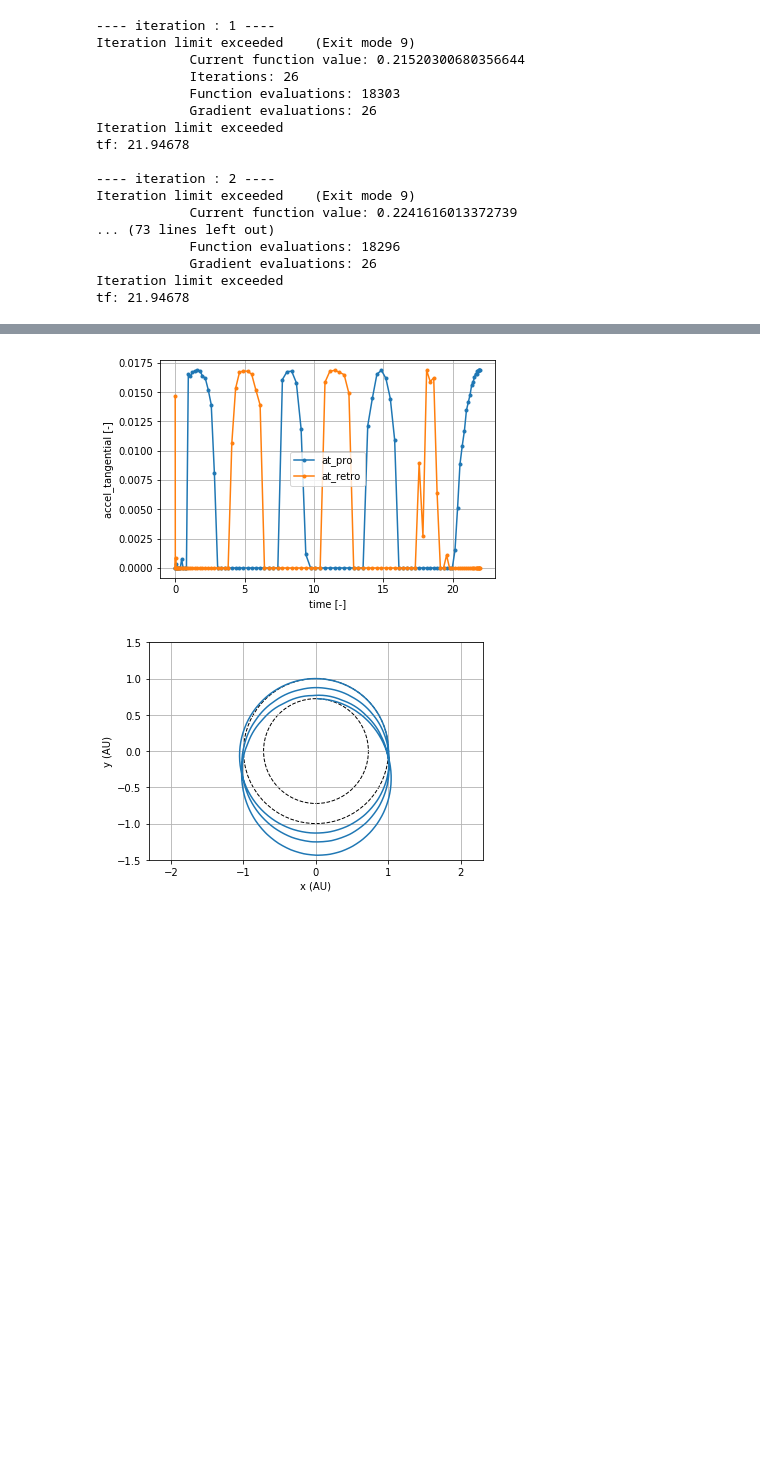
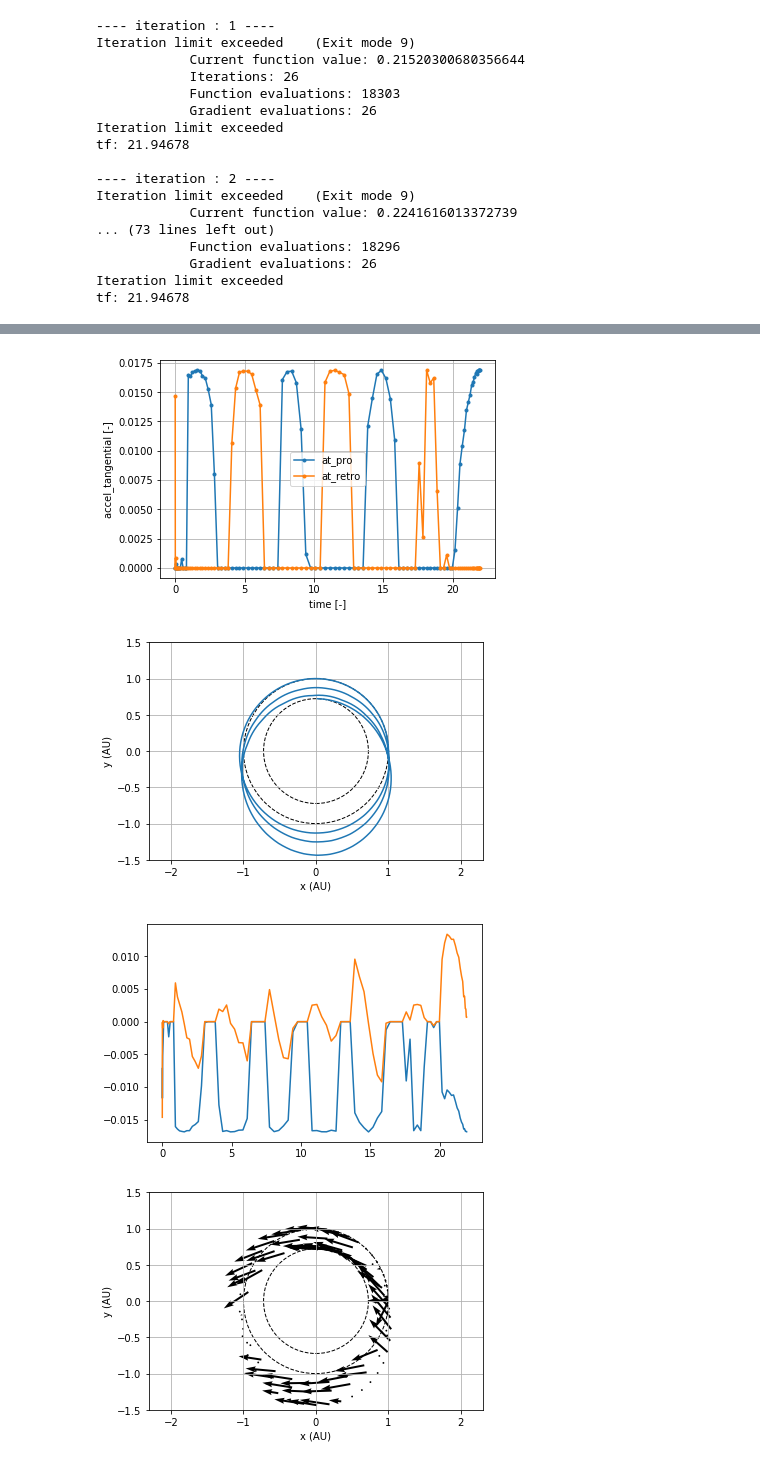
Before and after one commit to iamxanadu/GMAT-SaturnIcyMoonExplorer, a Jupyter notebook: First_venus_descent_solver.ipynb, the cells around one changed output, grey strips where cells are left out. Cells and saved outputs as stored; diff of their text form; code cells hidden in the pictures; blank space fills up the shorter version.

```diff
--- a/First_venus_descent_solver.ipynb
+++ b/First_venus_descent_solver.ipynb
@@ -264,6 +264,8 @@ ur2 = prob.controls_all_section(1)
 ut1 = prob.controls_all_section(2)
 ut2 = prob.controls_all_section(3)
 time = prob.time_update()
+
+year = 3.154*10**7 #seconds
 
 accel_mag=np.sqrt(np.square(ur1-ur2)+np.square(ut1-ut2))
 
@@ -339,30 +341,63 @@ r_f = interpolate.interp1d(time, r)
 time_fine = np.linspace(time[0], time[-1], 1000)
 r_fine = r_f(time_fine)
 theta_fine = theta_f(time_fine)
 
 fig = plt.figure()
 # plt.plot(r*np.cos(theta), r*np.sin(theta))
 plt.plot(r_fine*np.cos(theta_fine), r_fine*np.sin(theta_fine))
 ax = fig.add_subplot(111)
 circle0 = plt.Circle((0.0, 0.0), obj.r0, ls="--", fill=False, fc='none')
 circlef = plt.Circle((0.0, 0.0), obj.rf, ls="--", fill=False, fc='none')
 ax.add_patch(circle0)
 ax.add_patch(circlef)
 plt.grid()
 plt.axis('equal')
 plt.ylim((-1.5*max(obj.r0,obj.rf),1.5*max(obj.r0,obj.rf)))
 plt.xlim((-1.5*max(obj.r0,obj.rf),1.5*max(obj.r0,obj.rf)))
 plt.xlabel('x (AU)')
 plt.ylabel('y (AU)')
 if(flag_savefig): plt.savefig(savefig_dir + "trajectry" + ".png")
 
 
 plt.show()
+
+
+#plot the burn direction vector
+
+helioxaccel = (ur1 - ur2)*np.cos(theta) - (ut1-ut2)*np.sin(theta)
+helioyaccel = (ur1 - ur2)*np.sin(theta) + (ut1-ut2)*np.cos(theta)
+
+fig = plt.figure()
+plt.plot(time,helioxaccel,label='helio x')
+plt.plot(time,helioyaccel, label='helio y')
+
+plt.show()
+
+fig = plt.figure()
+# plt.plot(r*np.cos(theta), r*np.sin(theta))
+plt.quiver(r*np.cos(theta), r*np.sin(theta), helioxaccel,helioyaccel)
+ax = fig.add_subplot(111)
+circle0 = plt.Circle((0.0, 0.0), obj.r0, ls="--", fill=False, fc='none')
+circlef = plt.Circle((0.0, 0.0), obj.rf, ls="--", fill=False, fc='none')
+ax.add_patch(circle0)
+ax.add_patch(circlef)
+plt.grid()
+plt.axis('equal')
+plt.ylim((-1.5*max(obj.r0,obj.rf),1.5*max(obj.r0,obj.rf)))
+plt.xlim((-1.5*max(obj.r0,obj.rf),1.5*max(obj.r0,obj.rf)))
+plt.xlabel('x (AU)')
+plt.ylabel('y (AU)')
+if(flag_savefig): plt.savefig(savefig_dir + "trajectry" + ".png")
+
+
+plt.show()
 # %% [output]
 [figure]
 [figure]
 [figure]
 [figure]
 [figure]
 [figure]
 [figure]
+[figure, added]
+[figure, added]
```
Also changed, not shown: parts of 6 cells of this notebook.
